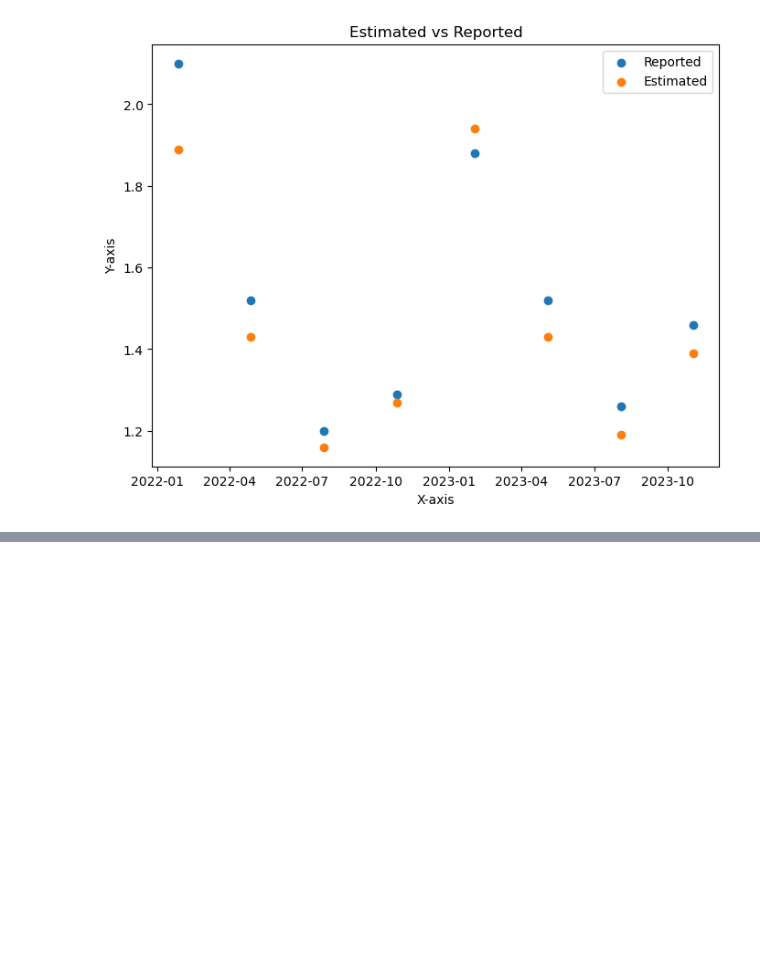
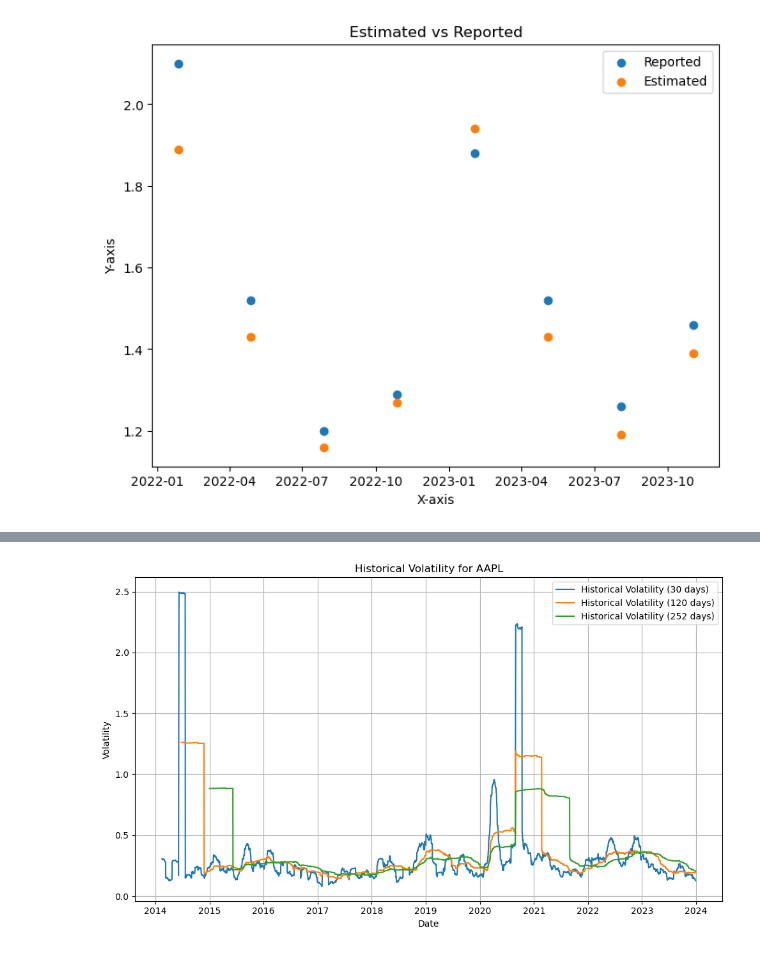
Before and after one commit to itsakcode/stock_analysis, a Jupyter notebook: src/stock_market.ipynb, the cells around one changed output, grey strips where cells are left out. Saved outputs shown, nothing was run; the diff lists cells and outputs as text; code cells hidden in the pictures; blank space fills up the shorter version.

```diff
--- a/src/stock_market.ipynb
+++ b/src/stock_market.ipynb
@@ -906,0 +601,27 @@ m.fit()
+# %%
+daily_returns = aapl_df[['close']].pct_change().dropna()
+
+# Calculate historical volatility (standard deviation of daily returns)
+historical_volatility_period = 30  # Adjust the period as needed
+historical_volatility = daily_returns.rolling(window=historical_volatility_period).std() * np.sqrt(252)
+
+historical_volatility_period1 = 120  # Adjust the period as needed
+historical_volatility1 = daily_returns.rolling(window=historical_volatility_period1).std() * np.sqrt(252)
+
+historical_volatility_period2 = 252  # Adjust the period as needed
+historical_volatility2 = daily_returns.rolling(window=historical_volatility_period2).std() * np.sqrt(252)
+
+# Plotting Historical Volatility
+plt.figure(figsize=(10, 6))
+plt.plot(historical_volatility, label=f'Historical Volatility ({historical_volatility_period} days)')
+plt.plot(historical_volatility1, label=f'Historical Volatility ({historical_volatility_period1} days)')
+plt.plot(historical_volatility2, label=f'Historical Volatility ({historical_volatility_period2} days)')
+plt.title(f'Historical Volatility for {symbol}')
+plt.xlabel('Date')
+plt.ylabel('Volatility')
+plt.legend()
+plt.grid(visible=True)
+plt.tight_layout()
+plt.show()
+# %% [output]
+[figure, added]
```
Also changed, not shown: parts of 29 cells of this notebook, 7 other files.
